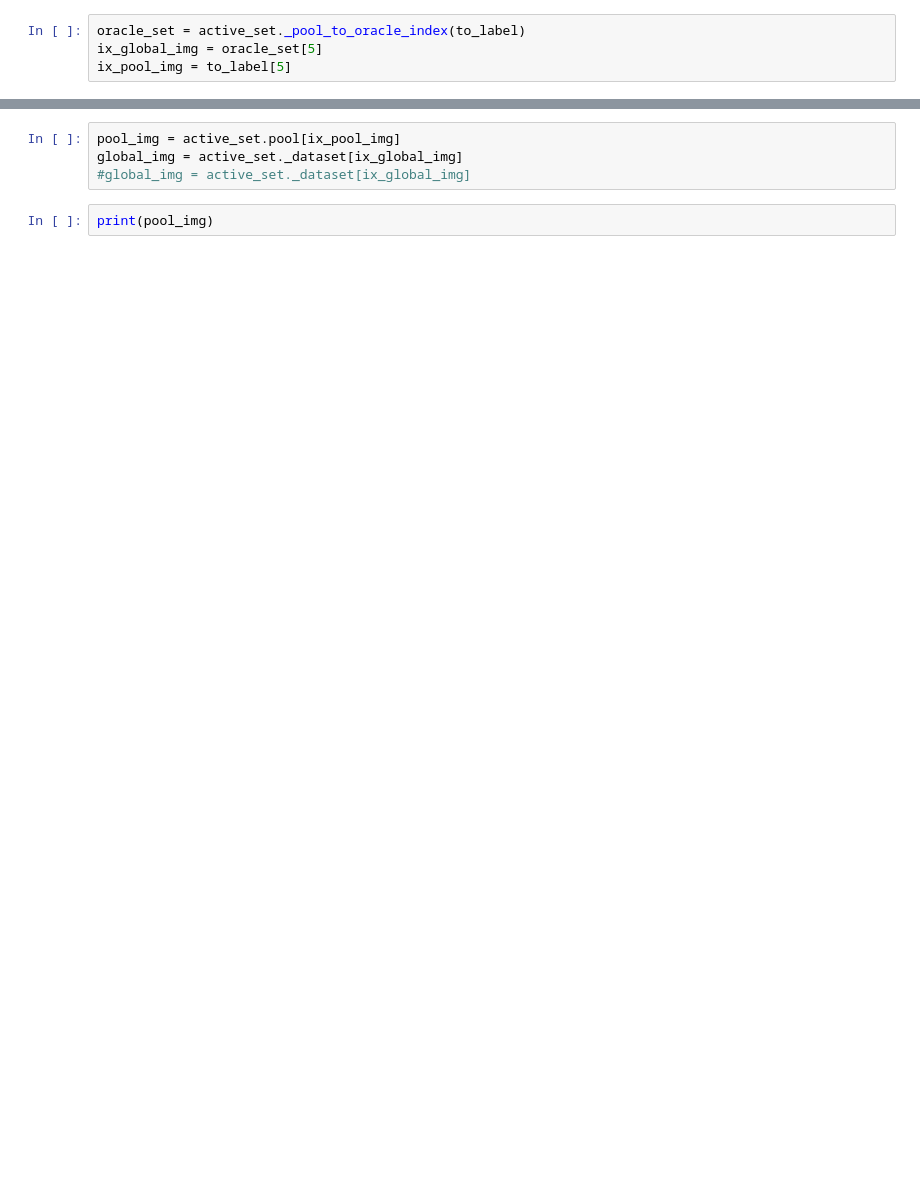
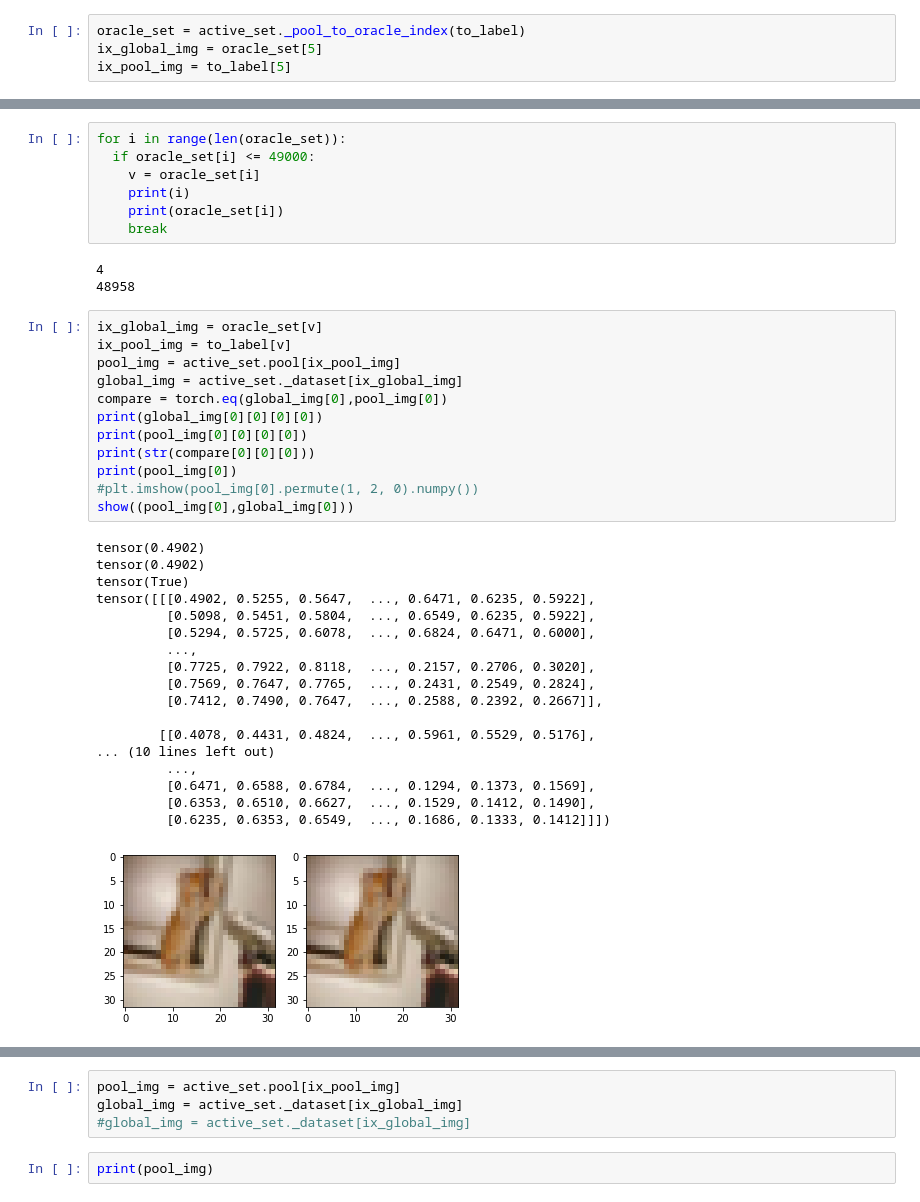
Before and after one commit to k4zuy/Rep-Baal-Progress, a Jupyter notebook: Augmented/baal_testground.ipynb, the cells around one changed output, grey strips where cells are left out. Cells and saved outputs as stored; diff of their text form; blank space fills up the shorter version.

```diff
--- a/Augmented/baal_testground.ipynb
+++ b/Augmented/baal_testground.ipynb
@@ -272,0 +347,41 @@ ix_pool_img = to_label[5]
+# %%
+for i in range(len(oracle_set)):
+  if oracle_set[i] <= 49000:
+    v = oracle_set[i]
+    print(i)
+    print(oracle_set[i])
+    break
+# %% [output]
+4
+48958
+# %%
+ix_global_img = oracle_set[v]
+ix_pool_img = to_label[v]
+pool_img = active_set.pool[ix_pool_img]
+global_img = active_set._dataset[ix_global_img]
+compare = torch.eq(global_img[0],pool_img[0])
+print(global_img[0][0][0][0])
+print(pool_img[0][0][0][0])
+print(str(compare[0][0][0]))
+print(pool_img[0])
+#plt.imshow(pool_img[0].permute(1, 2, 0).numpy())
+show((pool_img[0],global_img[0]))
+# %% [output]
+tensor(0.4902)
+tensor(0.4902)
+tensor(True)
+tensor([[[0.4902, 0.5255, 0.5647,  ..., 0.6471, 0.6235, 0.5922],
+         [0.5098, 0.5451, 0.5804,  ..., 0.6549, 0.6235, 0.5922],
+         [0.5294, 0.5725, 0.6078,  ..., 0.6824, 0.6471, 0.6000],
+         ...,
+         [0.7725, 0.7922, 0.8118,  ..., 0.2157, 0.2706, 0.3020],
+         [0.7569, 0.7647, 0.7765,  ..., 0.2431, 0.2549, 0.2824],
+         [0.7412, 0.7490, 0.7647,  ..., 0.2588, 0.2392, 0.2667]],
+
+        [[0.4078, 0.4431, 0.4824,  ..., 0.5961, 0.5529, 0.5176],
+... (10 lines left out)
+         ...,
+         [0.6471, 0.6588, 0.6784,  ..., 0.1294, 0.1373, 0.1569],
+         [0.6353, 0.6510, 0.6627,  ..., 0.1529, 0.1412, 0.1490],
+         [0.6235, 0.6353, 0.6549,  ..., 0.1686, 0.1333, 0.1412]]])
+[figure, added]
```
Also changed, not shown: parts of 26 cells of this notebook.
